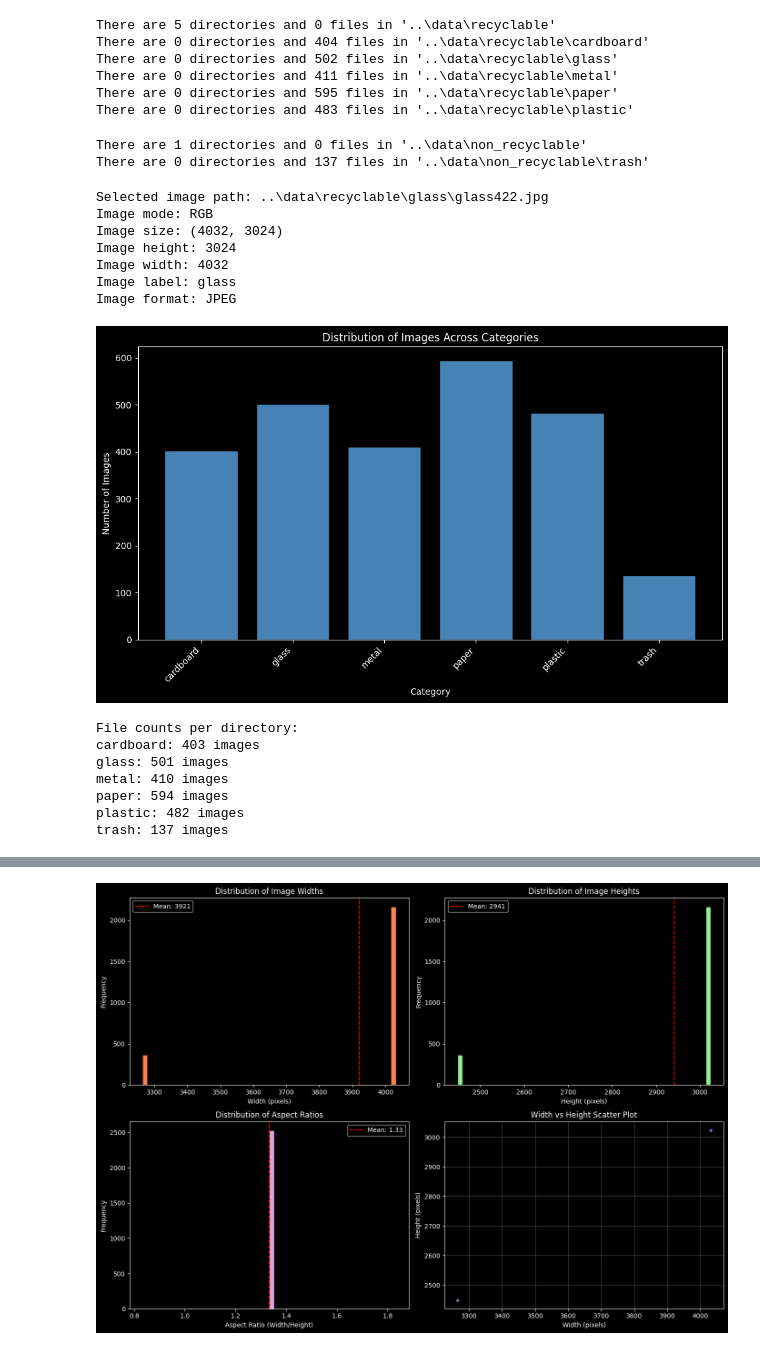
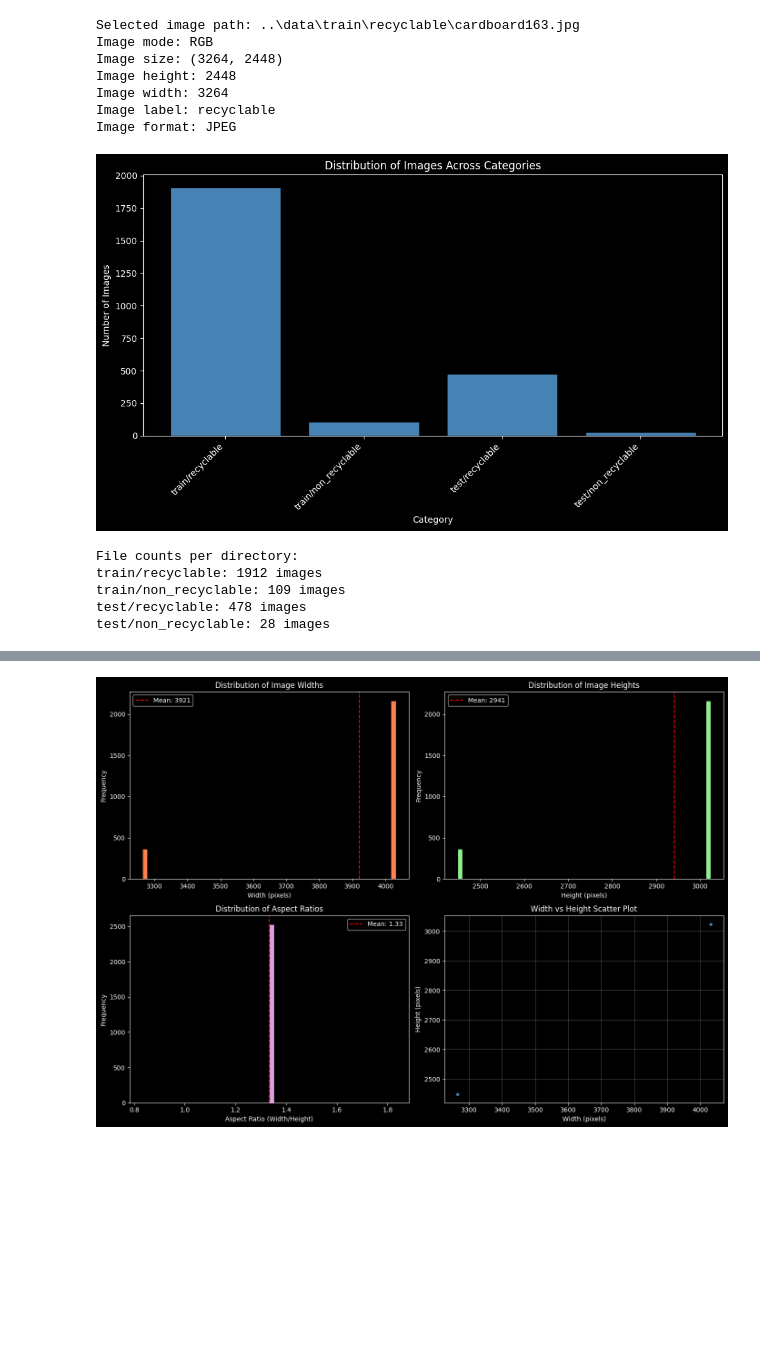
Before and after one commit to Duks31/AMMR, a Jupyter notebook: waste_ai/src/main.ipynb, the cells around one changed output, grey strips where cells are left out. Cells and saved outputs as stored; diff of their text form; code cells hidden in the pictures; blank space fills up the shorter version.

Commit message:
trained resnet50 and efficientnet_b0

```diff
--- a/waste_ai/src/main.ipynb
+++ b/waste_ai/src/main.ipynb
@@ -12,15 +18,16 @@ import torch
 data_dir = Path("../data/")
 model_dir = Path("../models/")
 
-recyclable_dir = data_dir / "recyclable"
-non_recyclable_dir = data_dir / "non_recyclable"
+train_dir = data_dir / "train"
+test_dir = data_dir / "test"
 
-cardboard_dir = recyclable_dir / "cardboard"
-glass_dir = recyclable_dir / "glass"
-metal_dir = recyclable_dir / "metal"
-paper_dir = recyclable_dir / "paper"
-plastic_dir = recyclable_dir / "plastic"
-trash_dir = non_recyclable_dir / "trash"
+train_recyclable_dir = train_dir / "recyclable"
+train_non_recyclable_dir = train_dir / "non_recyclable"
+
+test_recyclable_dir = test_dir / "recyclable"
+test_non_recyclable_dir = test_dir / "non_recyclable"
+
+all_class_dirs = [train_recyclable_dir, train_non_recyclable_dir, test_recyclable_dir, test_non_recyclable_dir]
 # %%
 def walk_through_directory(directory):
     for root, dirs, files in os.walk(directory):
@@ -28,26 +51,5 @@ def walk_through_directory(directory):
-# %%
-walk_through_directory(recyclable_dir)
-# %% [output]
-There are 5 directories and 0 files in '..\data\recyclable'
-There are 0 directories and 404 files in '..\data\recyclable\cardboard'
-There are 0 directories and 502 files in '..\data\recyclable\glass'
-There are 0 directories and 411 files in '..\data\recyclable\metal'
-There are 0 directories and 595 files in '..\data\recyclable\paper'
-There are 0 directories and 483 files in '..\data\recyclable\plastic'
-# %%
-walk_through_directory(non_recyclable_dir)
-# %% [output]
-There are 1 directories and 0 files in '..\data\non_recyclable'
-There are 0 directories and 137 files in '..\data\non_recyclable\trash'
 # %%
-# Get a random sample of images and labels for checking
-
-import random
-from PIL import Image
-
-dirs = [cardboard_dir, glass_dir, metal_dir, paper_dir, plastic_dir, trash_dir]
-
-selected_dir = random.choice(dirs)
+selected_dir = random.choice(all_class_dirs)
 image_paths = list(selected_dir.glob("*.jpg")) + list(selected_dir.glob("*.png")) + list(selected_dir.glob("*.jpeg"))
 
 if not image_paths:
@@ -67,44 +69,42 @@ else:
     print(f"Image label: {label}")
     print(f"Image format: {img.format}")
 
-    img.show()
+    # img.show()
 # %% [output]
-Selected image path: ..\data\recyclable\glass\glass422.jpg
+Selected image path: ..\data\train\recyclable\cardboard163.jpg
 Image mode: RGB
-Image size: (4032, 3024)
-Image height: 3024
-Image width: 4032
-Image label: glass
+Image size: (3264, 2448)
+Image height: 2448
+Image width: 3264
+Image label: recyclable
 Image format: JPEG
 # %%
-# Distribution of number of files in each directory
-
 dir_names = []
 file_counts = []
 
-for directory in dirs:
+for directory in all_class_dirs:
     images = list(directory.glob("*.jpg")) + list(directory.glob("*.png")) + list(directory.glob("*.jpeg"))
-    dir_names.append(directory.name)
+
+    # Create a clearer name like "train/recyclable"
+    dir_names.append(f"{directory.parent.name}/{directory.name}")
     file_counts.append(len(images))
 
 plt.figure(figsize=(10, 6))
 plt.bar(dir_names, file_counts, color='steelblue', edgecolor='black')
 plt.xlabel('Category')
 plt.ylabel('Number of Images')
 plt.title('Distribution of Images Across Categories')
 plt.xticks(rotation=45, ha='right')
 plt.tight_layout()
 plt.show()
 
 print("\nFile counts per directory:")
 for name, count in zip(dir_names, file_counts):
     print(f"{name}: {count} images")
 # %% [output]
-[figure, old version]
+[figure, new version]
 File counts per directory:
-cardboard: 403 images
-glass: 501 images
-metal: 410 images
-paper: 594 images
-plastic: 482 images
-trash: 137 images
+train/recyclable: 1912 images
+train/non_recyclable: 109 images
+test/recyclable: 478 images
+test/non_recyclable: 28 images
```
Also changed, not shown: parts of 18 cells of this notebook, 7 other files.
